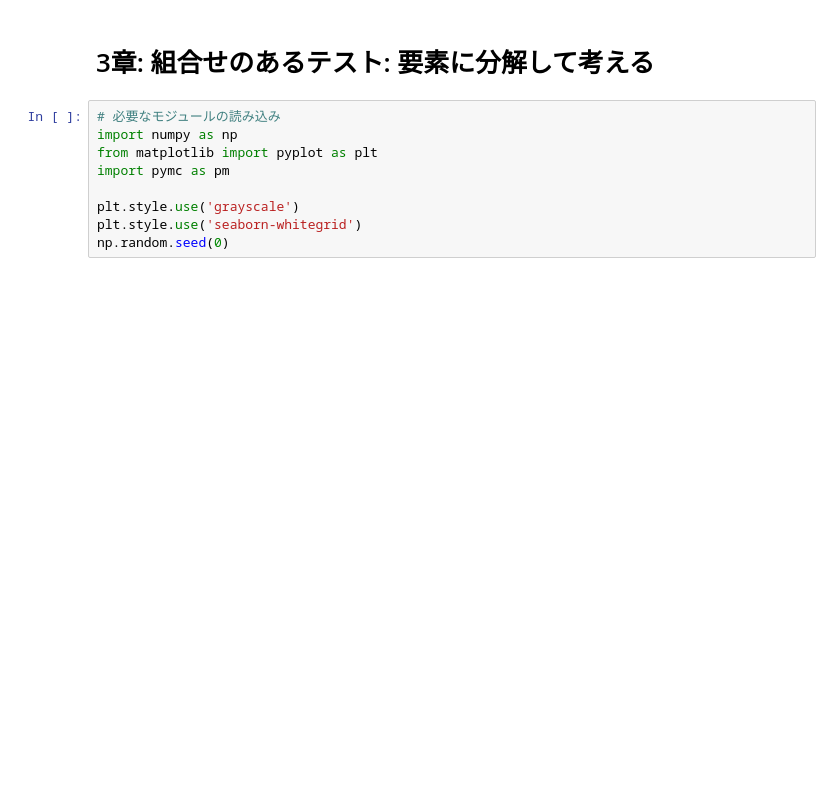
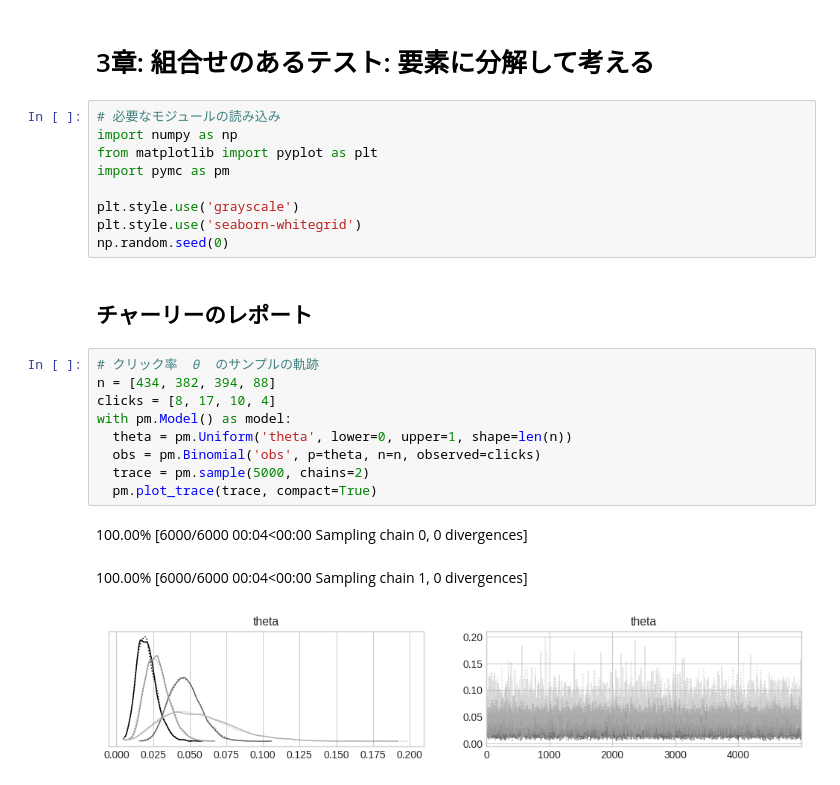
Before and after one commit to yuji-sgs/web-optimization, a Jupyter notebook: chapter3.ipynb, the cells around one changed output. Saved outputs shown, nothing was run; the diff lists cells and outputs as text; blank space fills up the shorter version.

Commit message:
チャーリーのレポート（4種類のデザイン案に対するデータ分析）

```diff
--- a/chapter3.ipynb
+++ b/chapter3.ipynb
@@ -15,3 +15,18 @@ import pymc as pm
 plt.style.use('grayscale')
 plt.style.use('seaborn-whitegrid')
 np.random.seed(0)
+# %% [markdown]
+## チャーリーのレポート
+# %%
+# クリック率  𝜃  のサンプルの軌跡
+n = [434, 382, 394, 88]
+clicks = [8, 17, 10, 4]
+with pm.Model() as model:
+  theta = pm.Uniform('theta', lower=0, upper=1, shape=len(n))
+  obs = pm.Binomial('obs', p=theta, n=n, observed=clicks)
+  trace = pm.sample(5000, chains=2)
+  pm.plot_trace(trace, compact=True)
+# %% [output]
+100.00% [6000/6000 00:04<00:00 Sampling chain 0, 0 divergences]
+100.00% [6000/6000 00:04<00:00 Sampling chain 1, 0 divergences]
+[figure, added]
```
Also changed, not shown: parts of 5 cells of this notebook.
